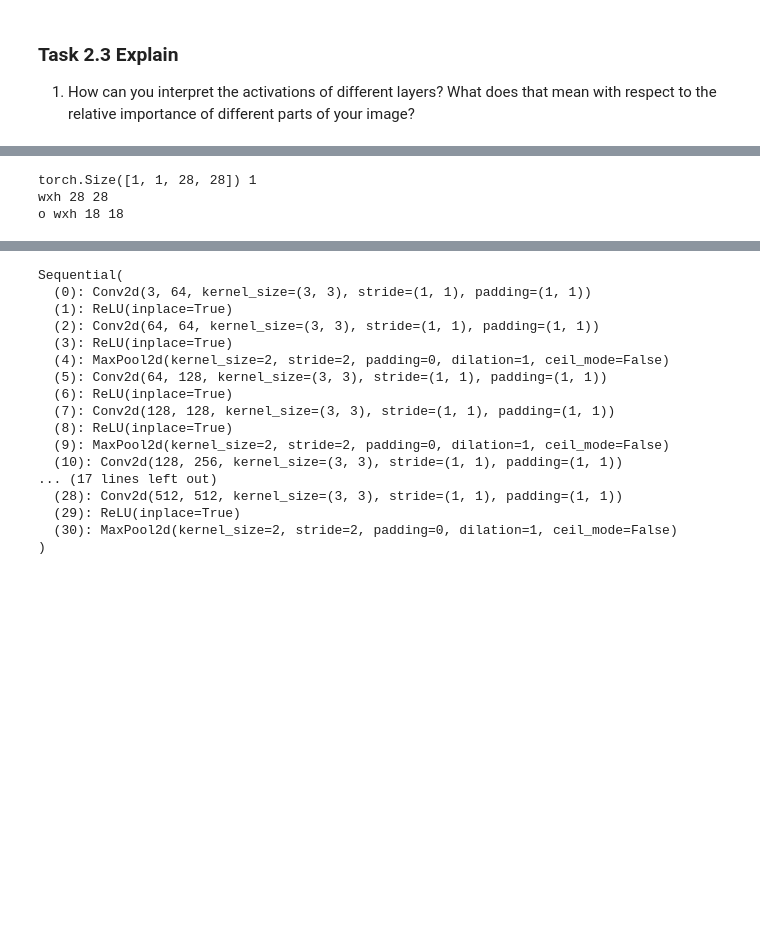
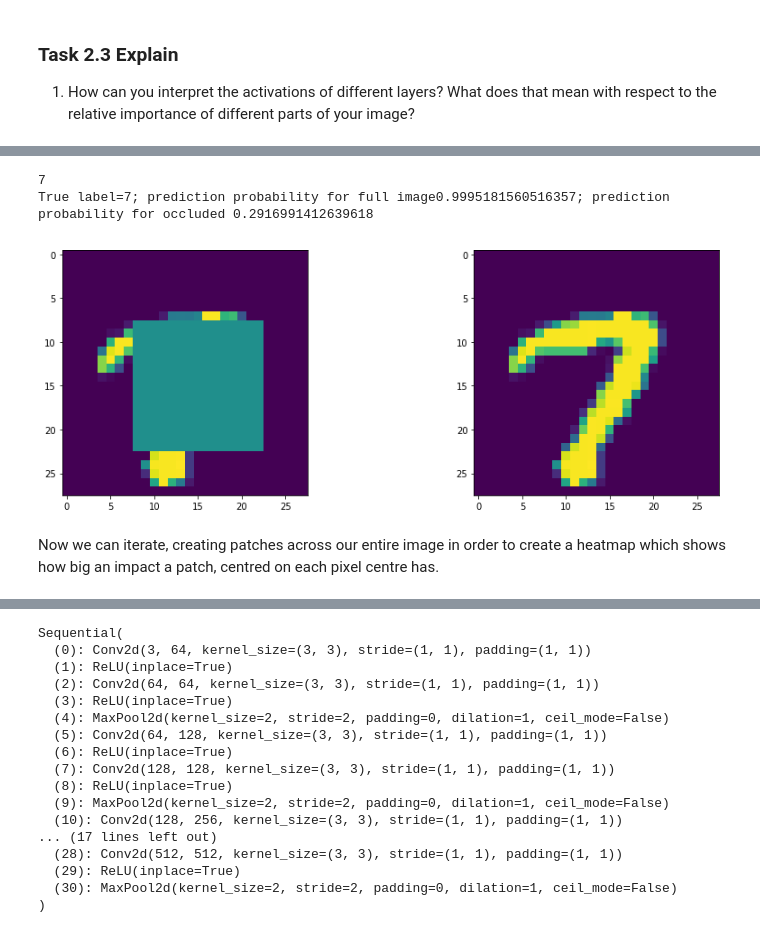
Before and after one commit to CherBass/pytorch_tutorials, a Jupyter notebook: interpretability_tutorial.ipynb, the cells around one changed output, grey strips where cells are left out. Cells and saved outputs as stored; diff of their text form; code cells hidden in the pictures; blank space fills up the shorter version.

```diff
--- a/interpretability_tutorial.ipynb
+++ b/interpretability_tutorial.ipynb
@@ -678,3 +610,39 @@ torch.Size([8, 10])
+# %%
+true_label=lab_batch[0].numpy()
+
+print(true_label)
+patch_size=20
+height_start=8
+width_start=8
+
+#--------------- Task 3.2.1 Estimate output of network for first image of the batch -----------------#
+# use nn.functional.softmax to return a probabiliyt
+output_full=net(im_batch[0].unsqueeze(0))
+full_prob=nn.functional.softmax(output_full,dim=1)[0,true_label]
+#--------------- Task 3.2.2 Estimate output of network for an occluded version of the same image -----------------#
+# use function defined above
+occluded_prob=occlude_image(image, net, height_start,width_start,patch_size)
+
+
+print('True label={}; prediction probability for full image{}; prediction probability for occluded {}'
+      .format(true_label,full_prob, occluded_prob))
+
+# plot
+fig2 = plt.figure(figsize=(15,5))
+fig2.add_subplot(1, 2, 1)
+#displaying the image using seaborn heatmap and also setting the maximum value of gradient to probability
+img = torchvision.transforms.ToPILImage()(occluded_image[0].cpu())
+plt.imshow(img)
+fig2.add_subplot(1, 2, 2)
+img = torchvision.transforms.ToPILImage()(im_batch[0].cpu())
+plt.imshow(img)
+plt.show()
+# %% [output]
+7
+True label=7; prediction probability for full image0.9995181560516357; prediction probability for occluded 0.2916991412639618
+[figure, added]
+# %% [markdown]
+Now we can iterate, creating patches across our entire image in order to create a heatmap which shows how big an impact a patch, centred on each pixel centre has.
 # %%
 #custom function to conduct occlusion experiments
 
@@ -723,6 +687,0 @@ image=im_batch[5].unsqueeze(0)
-# %%
-heatmap = occlusion(net, image, pred[5].item(), 10, 1)
-# %% [output]
-torch.Size([1, 1, 28, 28]) 1
-wxh 28 28
-o wxh 18 18
```
Also changed, not shown: parts of 38 cells of this notebook.
